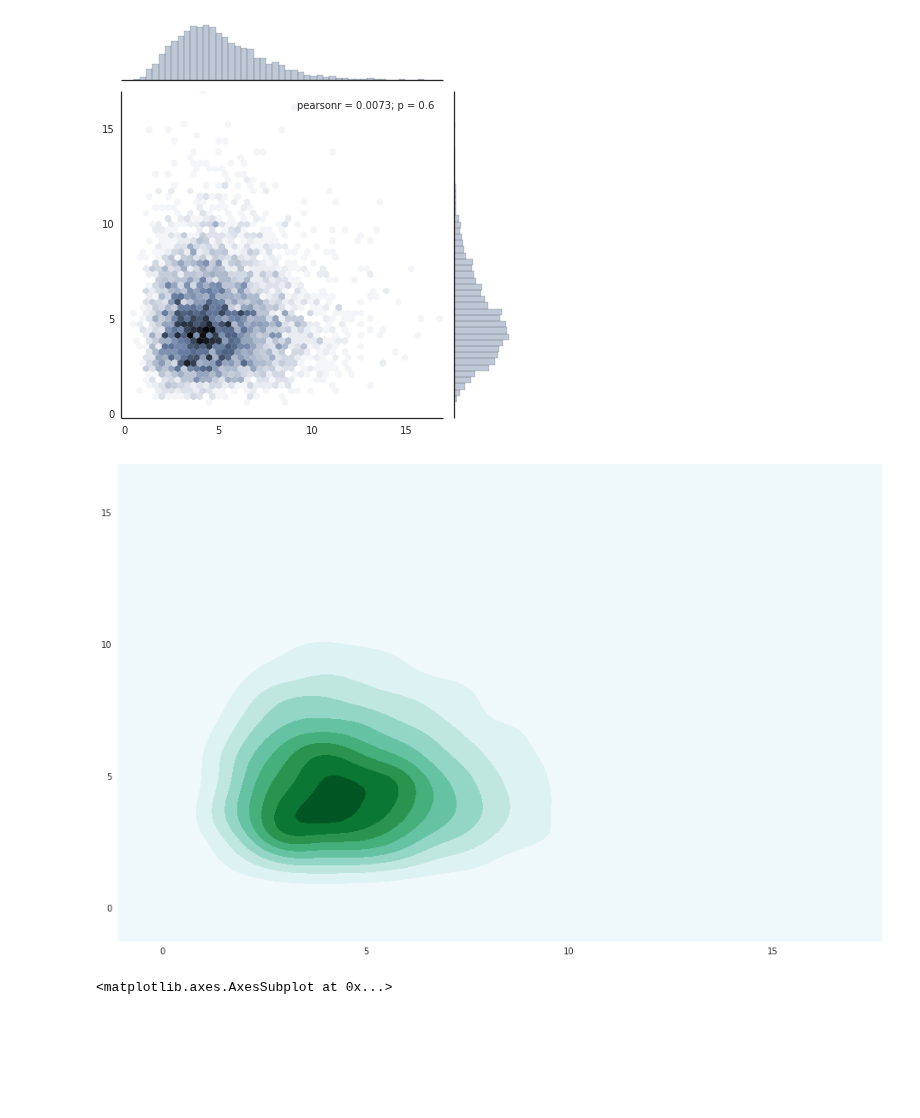
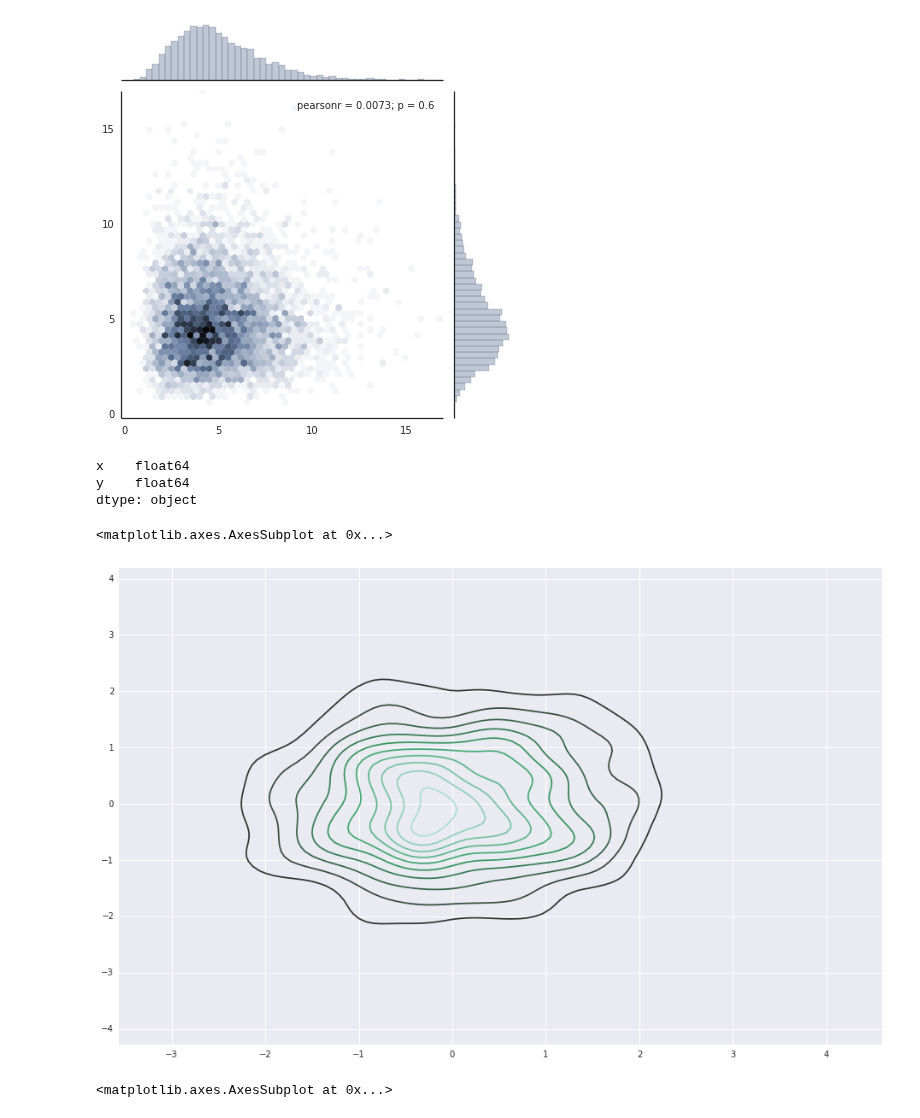
Before and after one commit to clarkfitzg/junkyard, a Jupyter notebook: seaborn_test.ipynb, the cells around one changed output. Cells and saved outputs as stored; diff of their text form; code cells hidden in the pictures; blank space fills up the shorter version.

Commit message:
gaussian data plots

```diff
--- a/seaborn_test.ipynb
+++ b/seaborn_test.ipynb
@@ -13,10 +15,20 @@ with sns.axes_style("white"):
     sns.jointplot(x, y, kind="hex")
 # %% [output]
 [figure]
-# %%
-sns.kdeplot(x, y, shade=True);
-# %% [output]
-[figure, removed]
+# %%
+gdf.dtypes
+# %% [output]
+x    float64
+y    float64
+dtype: object
+# %%
+cov = np.array([[1, 0], [0, 1]])
+garr = stats.multivariate_normal(mean=[0, 0], cov=cov).rvs(1000)
+gdf = pd.DataFrame(garr, columns=['x', 'y'])
+sns.kdeplot(gdf)
+# %% [output]
+<matplotlib.axes.AxesSubplot at 0x...>
+[figure, added]
 # %%
 sns.boxplot(x)
 # %% [output]
```
Also changed, not shown: parts of 1 cell of this notebook.
